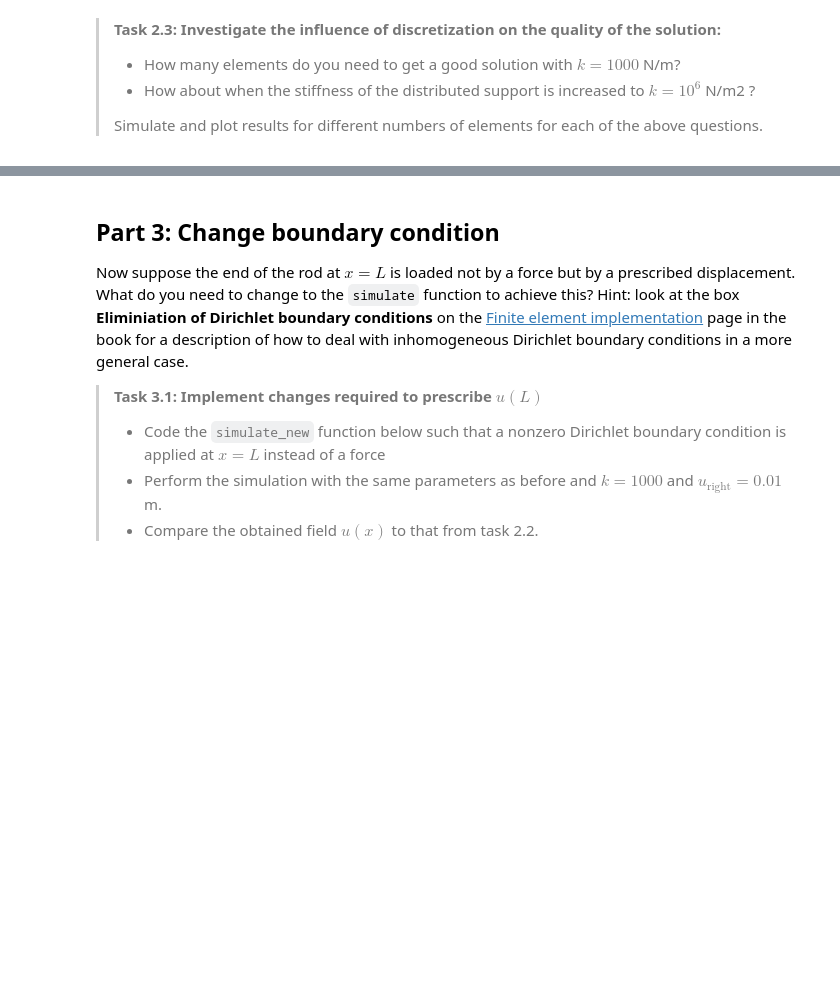
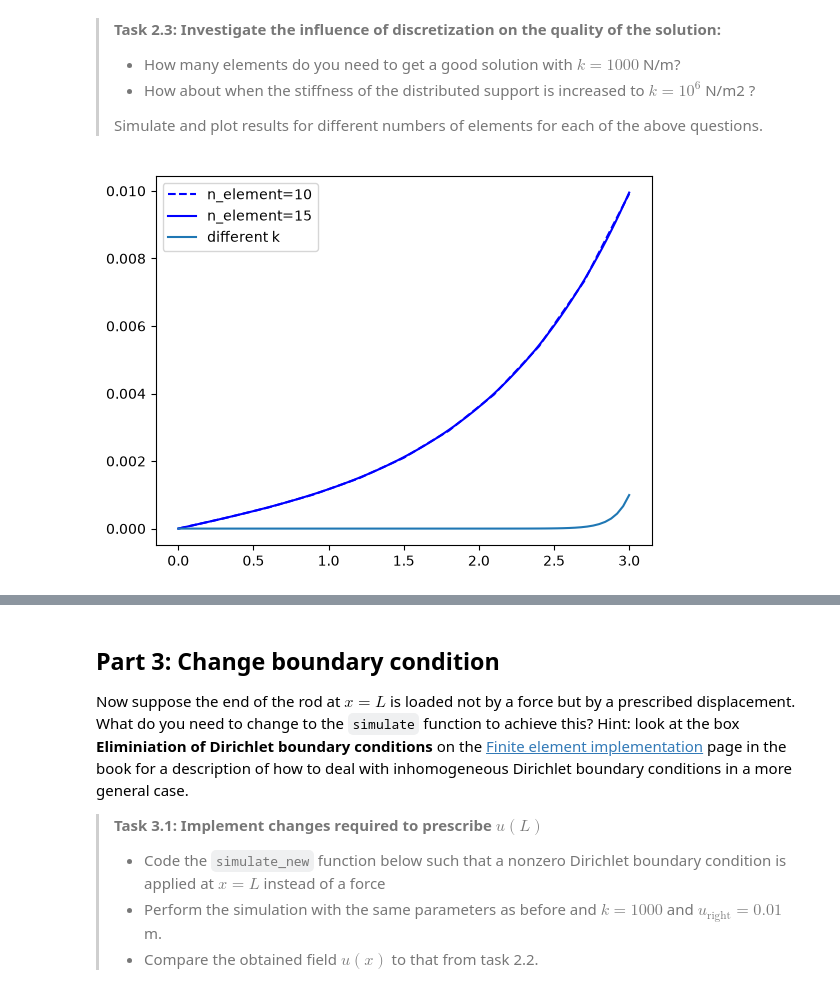
Before and after one commit to Wiggy-020/WS2.2, a Jupyter notebook: WS_2_2.ipynb, the cells around one changed output, grey strips where cells are left out. Cells and saved outputs as stored; diff of their text form; code cells hidden in the pictures; blank space fills up the shorter version.

```diff
--- a/WS_2_2.ipynb
+++ b/WS_2_2.ipynb
@@ -78,4 +204,15 @@ import matplotlib.pyplot as plt
 >
 > Simulate and plot results for different numbers of elements for each of the above questions.
 # %%
-### YOUR_CODE_HERE ###
+# use the simulate function to get displacements
+x3, u3 = simulate(n_element=100, length=3, EA=1e3, F_right=10, q_load=0, k = 1000)
+x4, u4 = simulate(n_element=75, length=3, EA=1e3, F_right=10, q_load=0, k = 1E5)
+
+# plot u versus x for both cases
+plt.plot(x1, u1, color='b', ls='--', label='n_element=10')
+plt.plot(x3, u3, color='b', label='n_element=15')
+plt.plot(x4, u4, label='different k')
+plt.legend()
+plt.show();
+# %% [output]
+[figure, added]
```
Also changed, not shown: parts of 7 cells of this notebook.
